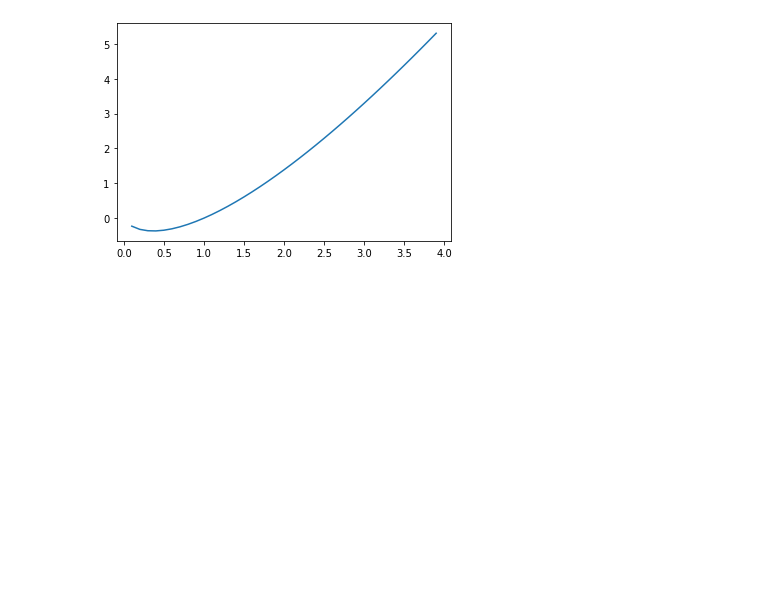
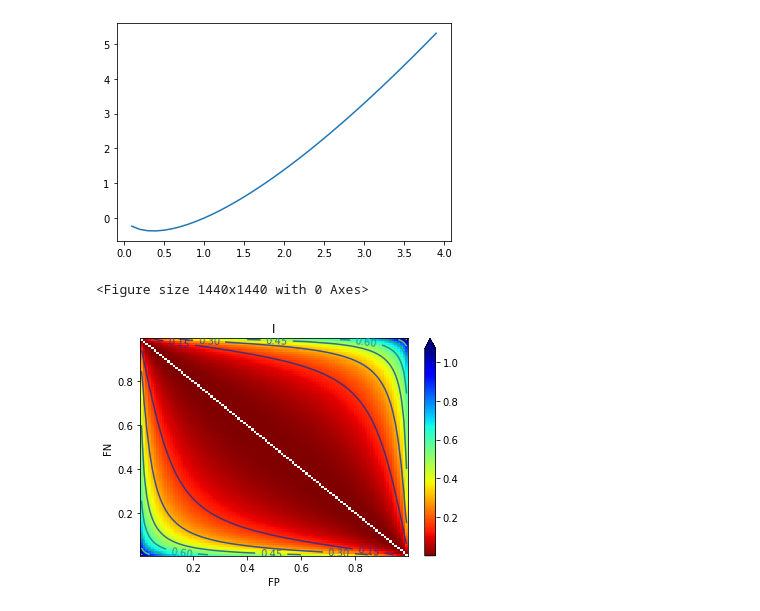
Before and after one commit to SennDegrare/Bio-signatures, a Jupyter notebook: p_calcs.ipynb, the cells around one changed output. Drawn from its saved outputs; the diff is of its cells as text; code cells hidden in the pictures; blank space fills up the shorter version.

```diff
--- a/p_calcs.ipynb
+++ b/p_calcs.ipynb
@@ -151,3 +155,43 @@ plt.plot(xs,xs*np.log(xs))
 # %% [output]
 [<matplotlib.lines.Line2D at 0x...>]
 [figure]
+# %%
+def PLD(x):
+    return (1-x+x*np.log(x))/(1-x)**2
+
+def S(p):
+    return p*np.log(p)+(1-p)*np.log(1-p)+np.log(2)
+
+FPs = np.arange(0.01,1.00,0.01)
+FNs = np.arange(0.01,1.00,0.01)
+
+X,Y = np.meshgrid(FPs,FNs)
+
+Z = S(PLD(X/(1-Y)))+S(PLD((1-X)/Y))
+Z2 = PLD(X/(1-Y))
+
+
+
+plt.figure(figsize=(20,20))
+fig, ax = plt.subplots()
+#ax.set_xscale("log")
+#ax.set_yscale("log")
+#ax.set_xlabel('Probability of NTAs existing')
+ax.set_ylabel('FN')
+ax.set_xlabel('FP')
+#ax.set_title('P( N>0 | null )')
+ax.set_title('I')
+
+
+pcm = ax.pcolormesh(X, Y, Z,
+                   #norm = LogNorm(vmin=abs(Z).min(),vmax=abs(Z).max()),
+                   cmap='jet_r', shading='nearest')
+fig.colorbar(pcm, ax=ax, extend='max')
+CS = ax.contour(X, Y, Z)
+ax.clabel(CS, inline=True,fontsize=10)
+#plt.xlim(0,.5)
+#plt.ylim(0,.5)
+plt.show()
+# %% [output]
+<Figure size 1440x1440 with 0 Axes>
+[figure, added]
```
Also changed, not shown: parts of 24 cells of this notebook, 9 other files.
